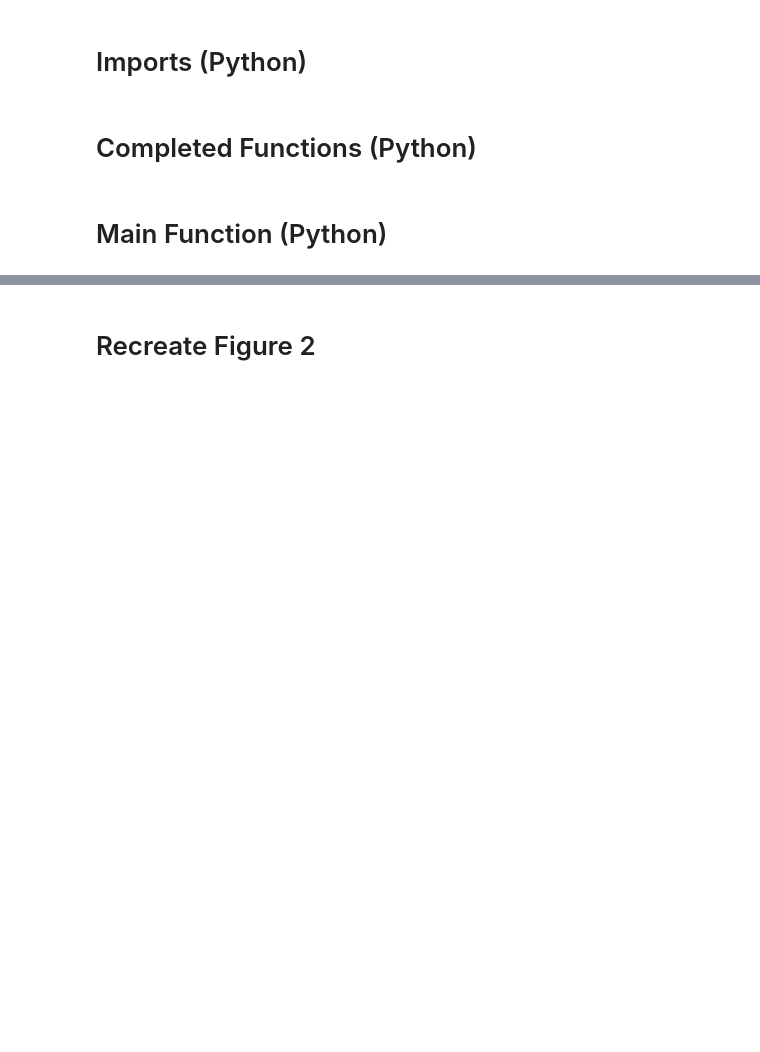
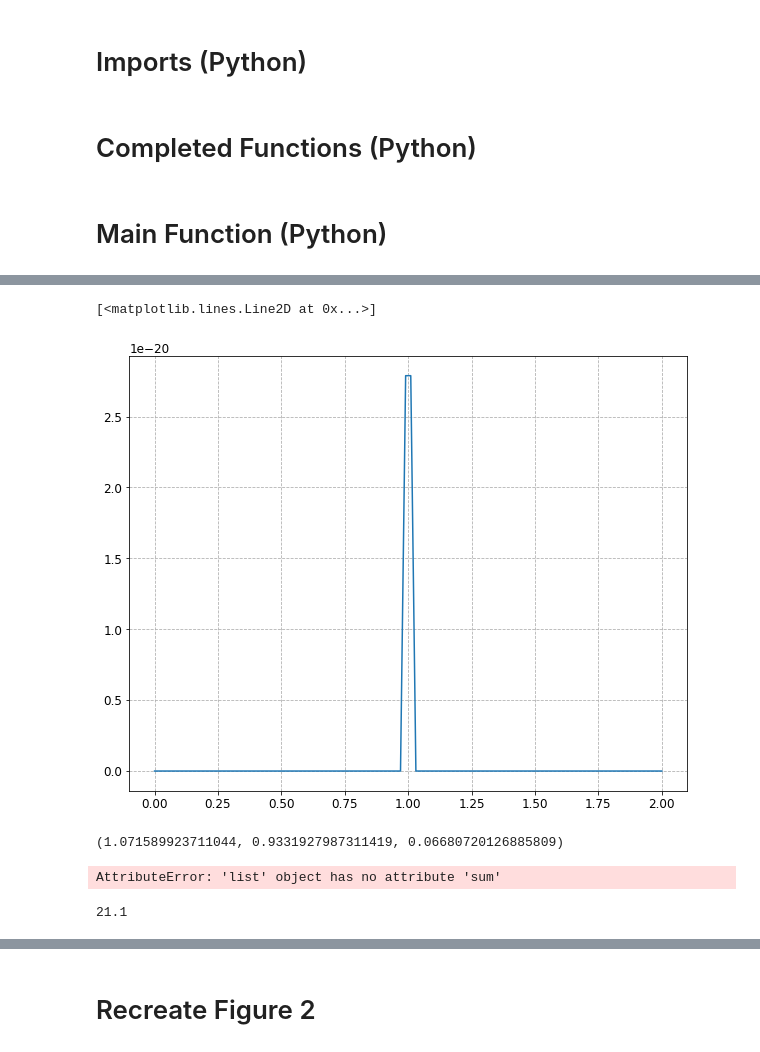
Before and after one commit to ckampa13/mu2e_utils, a Jupyter notebook: stats/notebooks/POLE_Rewrite_Numpy.ipynb, the cells around one changed output, grey strips where cells are left out. Saved outputs shown, nothing was run; the diff lists cells and outputs as text; code cells hidden in the pictures; blank space fills up the shorter version.

```diff
--- a/stats/notebooks/POLE_Rewrite_Numpy.ipynb
+++ b/stats/notebooks/POLE_Rewrite_Numpy.ipynb
@@ -439,0 +622,8 @@ def main(ini_file='data/pole1.0.ini', N_exp=100000):
+# %%
+seffs = np.linspace(0, 2, 100)
+ys = norm.pdf(seffs, loc=1, scale=1e-3)
+fig, ax = plt.subplots()
+ax.plot(seffs, ys)
+# %% [output]
+[<matplotlib.lines.Line2D at 0x...>]
+[figure, added]
@@ -439,0 +677,8 @@ def main(ini_file='data/pole1.0.ini', N_exp=100000):
+# %%
+norm_factor, 1/norm_factor, (1 - 1/norm_factor)
+# %% [output]
+(1.071589923711044, 0.9331927987311419, 0.06680720126885809)
+# %%
+results_b.sum(), results_seff.sum(), results_both.sum()
+# %% [output]
+AttributeError: 'list' object has no attribute 'sum'
@@ -439,0 +689,4 @@ def main(ini_file='data/pole1.0.ini', N_exp=100000):
+# %%
+21.1e-3 * 1000
+# %% [output]
+21.1
```
Also changed, not shown: parts of 122 cells of this notebook, 27 other files.
